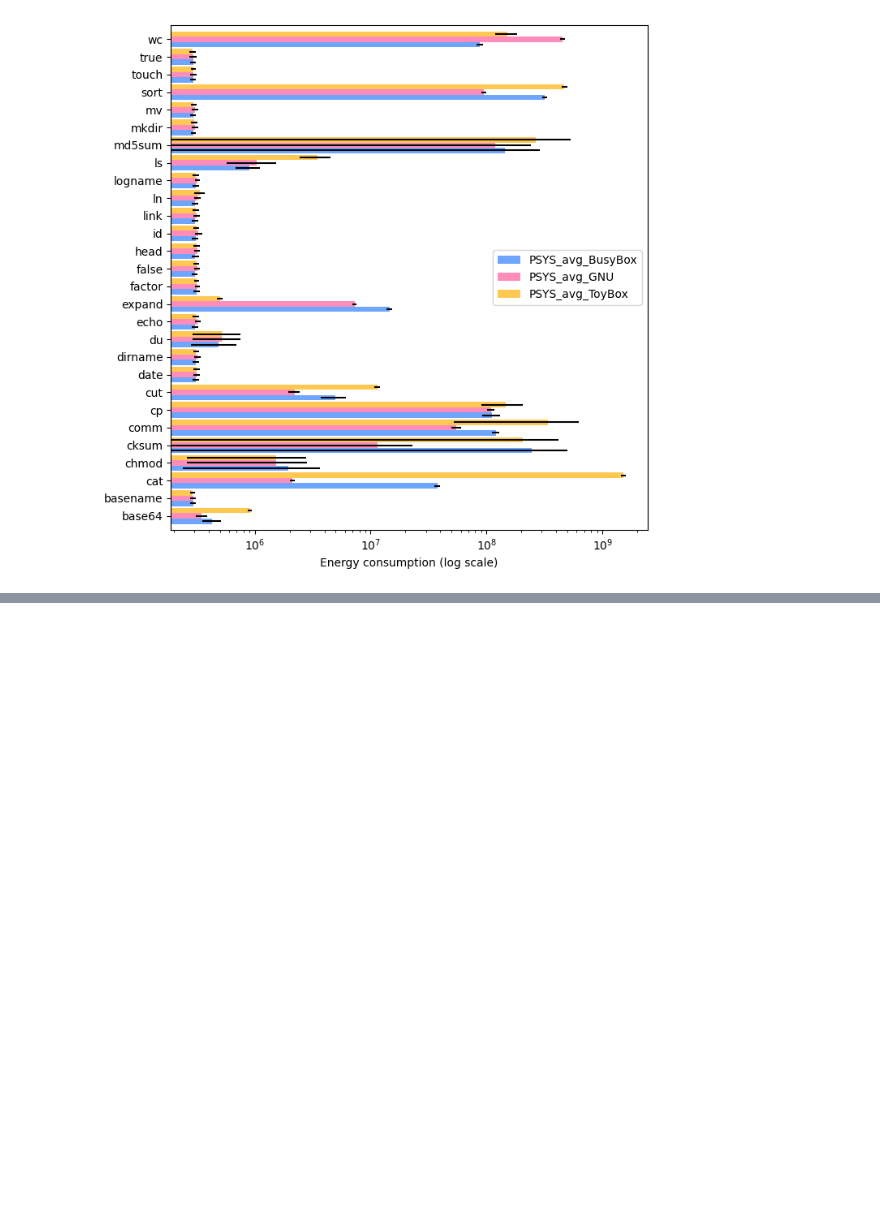
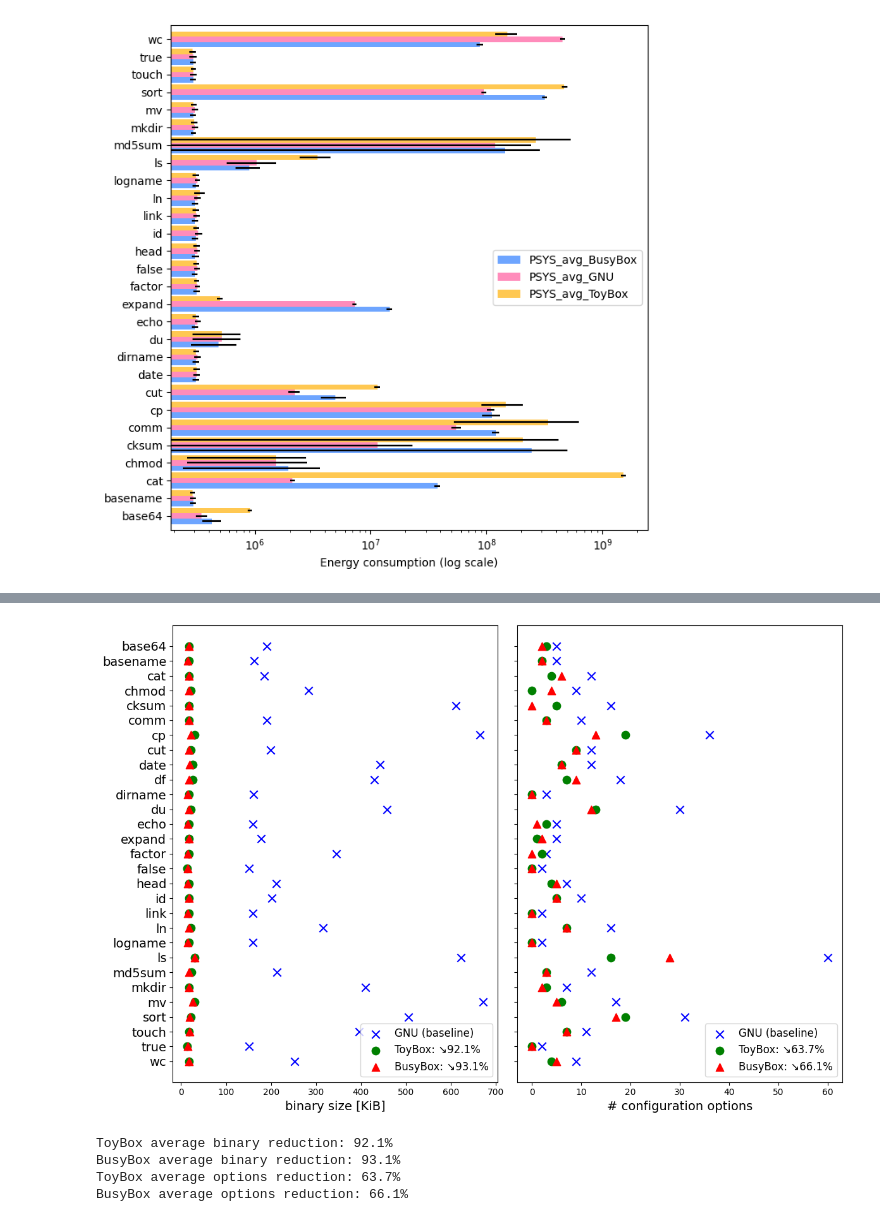
Before and after one commit to ternava/bloat-energy-consumption, a Jupyter notebook: notebooks/create_charts.ipynb, the cells around one changed output, grey strips where cells are left out. Saved outputs shown, nothing was run; the diff lists cells and outputs as text; code cells hidden in the pictures; blank space fills up the shorter version.

```diff
--- a/notebooks/create_charts.ipynb
+++ b/notebooks/create_charts.ipynb
@@ -410,0 +449,77 @@ plt.show()
+# %%
+# Reversed axes: metrics on x-axis, programs on y-axis
+import pandas as pd
+import matplotlib.pyplot as plt
+
+size_df = pd.read_csv(os.path.join(inputs_dir, 'programs30.csv'), delimiter=';')
+opts_df = pd.read_csv(os.path.join(inputs_dir, 'programs_nr_options30.csv'), delimiter=';')
+
+# Use original program order, then flip axis
+programs = size_df['Program']
+gnu_sizes_kib    = size_df['GNU']    / 1024
+toybox_sizes_kib = size_df['ToyBox'] / 1024
+busybox_sizes_kib= size_df['BusyBox']/ 1024
+
+gnu_opts    = opts_df['GNU']
+toybox_opts = opts_df['ToyBox']
+busybox_opts= opts_df['BusyBox']
+
+# Compute mean reductions (%)
+toy_red     = (size_df['GNU'] - size_df['ToyBox'])  / size_df['GNU'] * 100
+bb_red      = (size_df['GNU'] - size_df['BusyBox']) / size_df['GNU'] * 100
+toy_opt_red = (opts_df['GNU']  - opts_df['ToyBox'])  / opts_df['GNU'] * 100
+bb_opt_red  = (opts_df['GNU']  - opts_df['BusyBox']) / opts_df['GNU'] * 100
+mean_toy    = toy_red.mean()
+mean_bb     = bb_red.mean()
+mean_toy_opt= toy_opt_red.mean()
+mean_bb_opt = bb_opt_red.mean()
+
+fig, (ax1, ax2) = plt.subplots(1, 2, sharey=True, figsize=(12, 8))
+
+# Left: Binary Size [KiB] with mean‐reduction legend
+ax1.scatter(gnu_sizes_kib, programs, marker='x', color='blue',  s=80, label='GNU (baseline)')
+ax1.scatter(toybox_sizes_kib, programs, marker='o', color='green', s=80, label=f'ToyBox: ↘{mean_toy:.1f}%')
+ax1.scatter(busybox_sizes_kib, programs, marker='^', color='red',   s=80, label=f'BusyBox: ↘{mean_bb:.1f}%')
+ax1.set_xlabel('binary size [KiB]', fontsize=14)
+ax1.legend(loc='lower right', fontsize=12)
+
+# Right: # Configuration Options with mean‐reduction legend
+ax2.scatter(gnu_opts, programs, marker='x', color='blue',  s=80, label='GNU (baseline)')
+ax2.scatter(toybox_opts, programs, marker='o', color='green', s=80, label=f'ToyBox: ↘{mean_toy_opt:.1f}%')
+ax2.scatter(busybox_opts, programs, marker='^', color='red',   s=80, label=f'BusyBox: ↘{mean_bb_opt:.1f}%')
+ax2.set_xlabel('# configuration options', fontsize=14)
+ax2.legend(loc='lower right', fontsize=12)
+
+# Flip y-axis so ticks align with data
+ax1.invert_yaxis()
+
+# Tidy up
+ax1.tick_params(axis='y', labelsize=14)
+plt.tight_layout()
+plt.show()
+# %% [output]
+[figure, added]
+# %%
+# Compute average reduction percentages vs GNU
+import pandas as pd
+
+size_df = pd.read_csv(os.path.join(inputs_dir, 'programs30.csv'), delimiter=';')
+opts_df = pd.read_csv(os.path.join(inputs_dir, 'programs_nr_options30.csv'), delimiter=';')
+
+# Binary size reductions (%)
+toy_bb_reduction = (size_df['GNU'] - size_df['ToyBox']) / size_df['GNU'] * 100
+bb_reduction   = (size_df['GNU'] - size_df['BusyBox']) / size_df['GNU'] * 100
+
+# Run-time option reductions (%)
+toy_opts_reduction = (opts_df['GNU'] - opts_df['ToyBox']) / opts_df['GNU'] * 100
+bb_opts_reduction  = (opts_df['GNU'] - opts_df['BusyBox']) / opts_df['GNU'] * 100
+
+print(f"ToyBox average binary reduction: {toy_bb_reduction.mean():.1f}%")
+print(f"BusyBox average binary reduction: {bb_reduction.mean():.1f}%")
+print(f"ToyBox average options reduction: {toy_opts_reduction.mean():.1f}%")
+print(f"BusyBox average options reduction: {bb_opts_reduction.mean():.1f}%")
+# %% [output]
+ToyBox average binary reduction: 92.1%
+BusyBox average binary reduction: 93.1%
+ToyBox average options reduction: 63.7%
+BusyBox average options reduction: 66.1%
```
Also changed, not shown: parts of 1 cell of this notebook, 5 other files.
